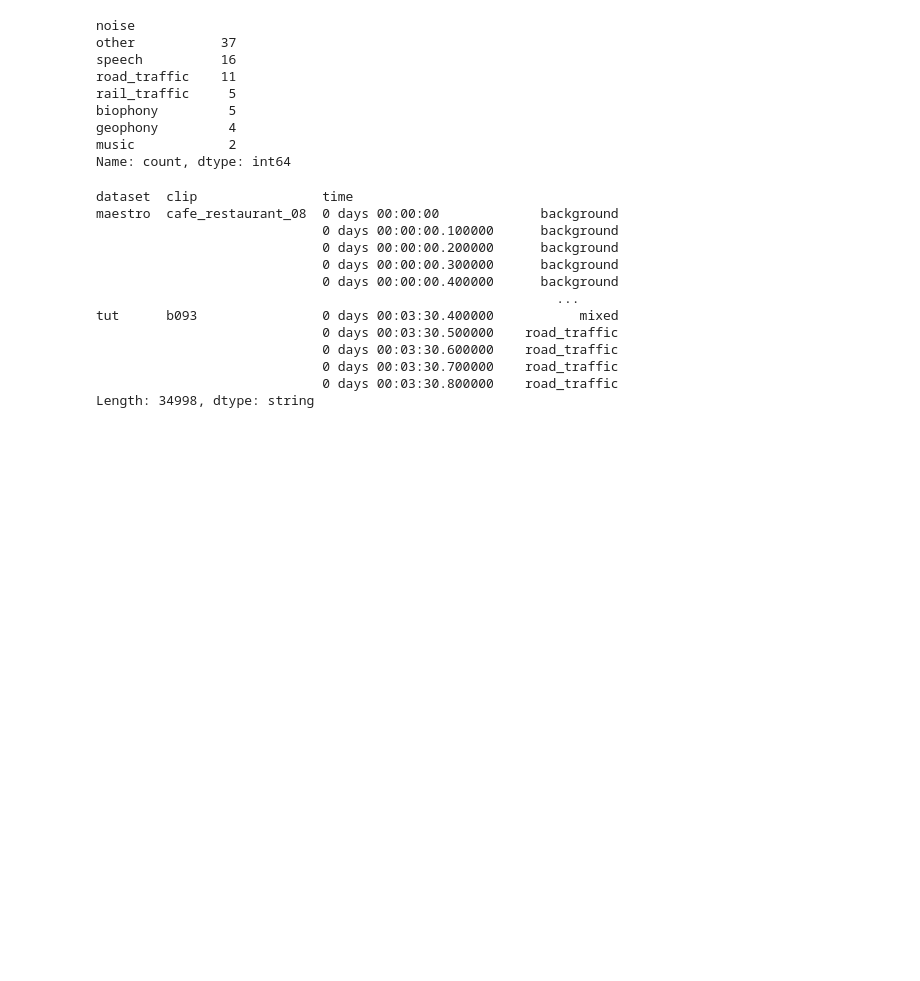
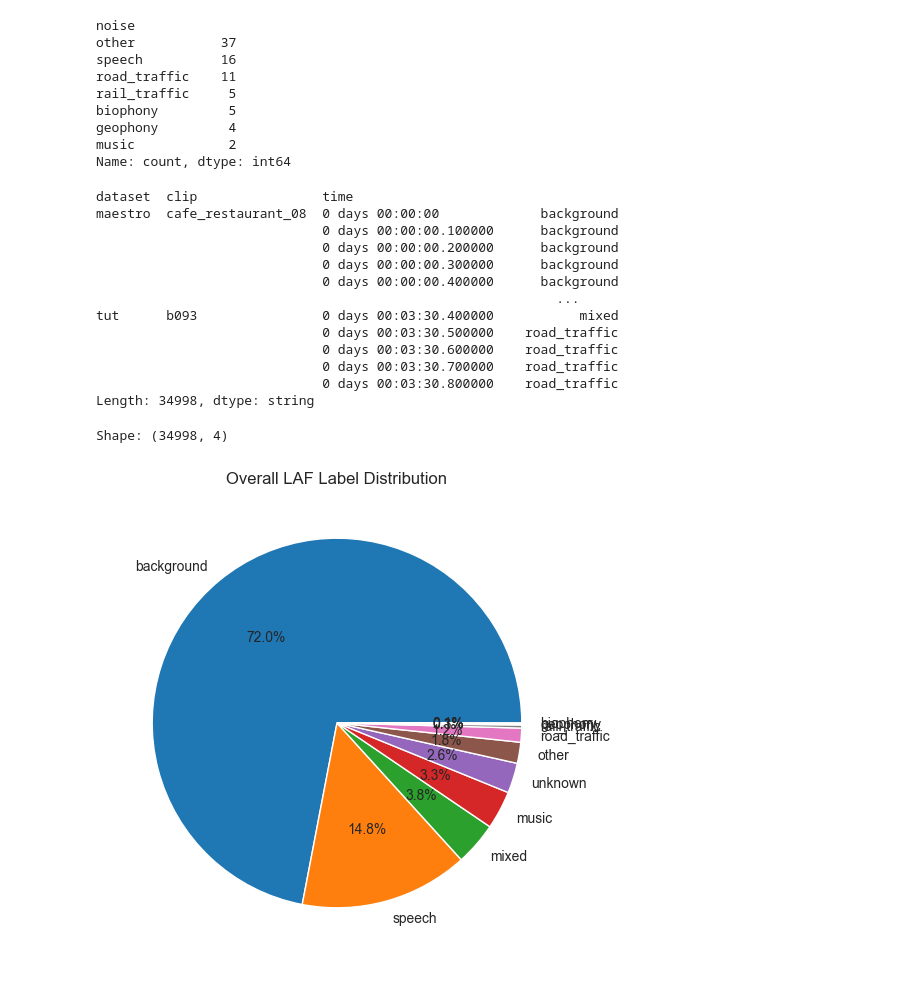
Before and after one commit to jonnor/dominant-sound, a Jupyter notebook: notebooks/Time_Dominance_EDA.ipynb, the cells around one changed output. Saved outputs shown, nothing was run; the diff lists cells and outputs as text; code cells hidden in the pictures; blank space fills up the shorter version.

```diff
--- a/notebooks/Time_Dominance_EDA.ipynb
+++ b/notebooks/Time_Dominance_EDA.ipynb
@@ -116,12 +117,26 @@ def map_levels_to_labels(single: pandas.DataFrame, speed='LAF'):
     # merge the resampled levels with the labels
     df = pandas.DataFrame(single).merge(sb, how='left', left_index=True, right_index=True)
 
+    print('Shape:', df.shape)
+
     # mark timestamps where delta exceeds +5db (sound events)
     df['event'] = df['delta'] >= 5
+
+    # print(df['event'].value_counts())
+
+
+    # print(df[0].value_counts())
+
+    # if a timestamp is NOT an event, label it as background
+    df[0] = df[0].where(df['event'], other='background')
+
+    # print(df[0].value_counts())
 
     # if a timestamp is labelled as "background", but also a sound event - re-label to "unknown"
     df['unknown'] = (df[0] == 'background') & (df['event'] == True)
     df[0] = df[0].mask(df['unknown'], other='unknown')
+
+    # print(df[0].value_counts())
 
     df = df.rename(columns={0: 'label'})
 
@@ -129,4 +144,14 @@ def map_levels_to_labels(single: pandas.DataFrame, speed='LAF'):
 
     return df
 # %%
-test = map_levels_to_labels(single = single_track)
+LAF = map_levels_to_labels(single = single_track, speed='LAF')
+# %% [output]
+Shape: (34998, 4)
+# %%
+sns.set_style("whitegrid")
+plt.figure(figsize=(6,6))
+plt.pie(LAF['label'].value_counts(), labels=LAF['label'].unique(), autopct='%1.1f%%')
+plt.title('Overall LAF Label Distribution')
+plt.show()
+# %% [output]
+[figure, added]
```
Also changed, not shown: parts of 20 cells of this notebook.
